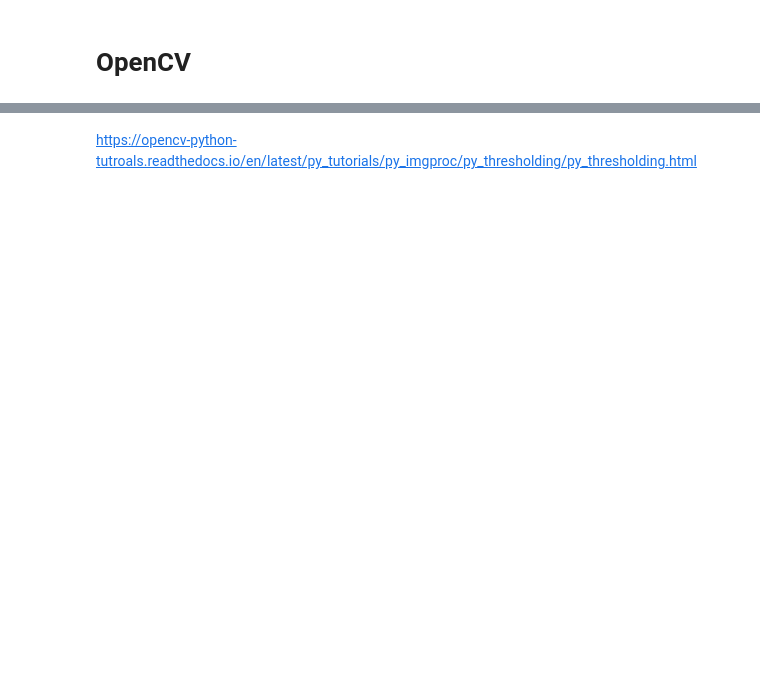
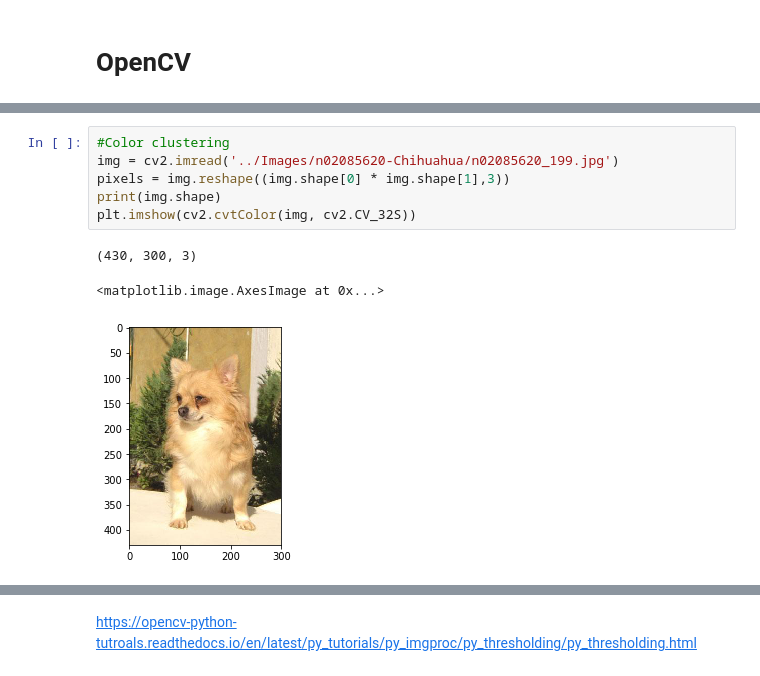
Before and after one commit to rudloffl/OCR-picture-recognition, a Jupyter notebook: Notebooks/A1 - annotation reading.ipynb, the cells around one changed output, grey strips where cells are left out. Drawn from its saved outputs; the diff is of its cells as text; blank space fills up the shorter version.

```diff
--- a/Notebooks/A1 - annotation reading.ipynb
+++ b/Notebooks/A1 - annotation reading.ipynb
@@ -249,0 +221,10 @@ plt.imshow(cv2.cvtColor(color_img, cv2.CV_32S))
+# %%
+#Color clustering
+img = cv2.imread('../Images/n02085620-Chihuahua/n02085620_199.jpg')
+pixels = img.reshape((img.shape[0] * img.shape[1],3))
+print(img.shape)
+plt.imshow(cv2.cvtColor(img, cv2.CV_32S))
+# %% [output]
+(430, 300, 3)
+<matplotlib.image.AxesImage at 0x...>
+[figure, added]
```
Also changed, not shown: parts of 45 cells of this notebook, 1 other file.
